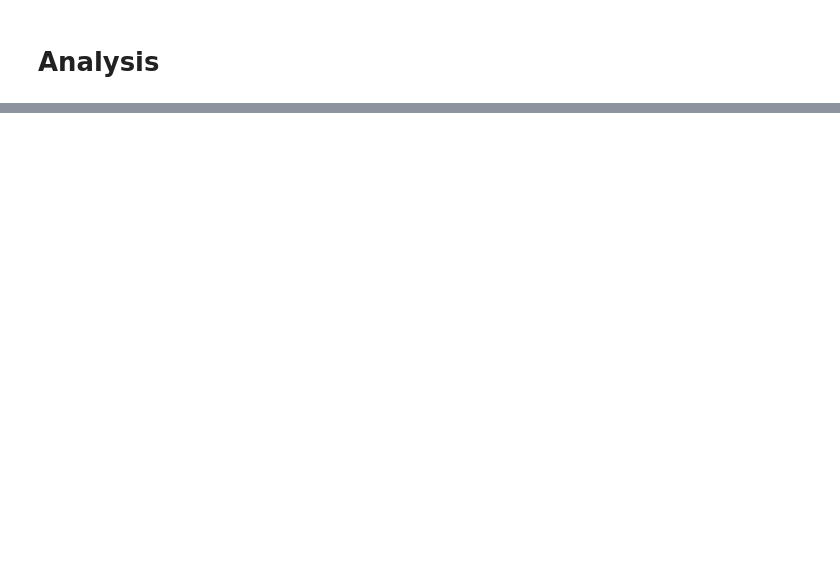
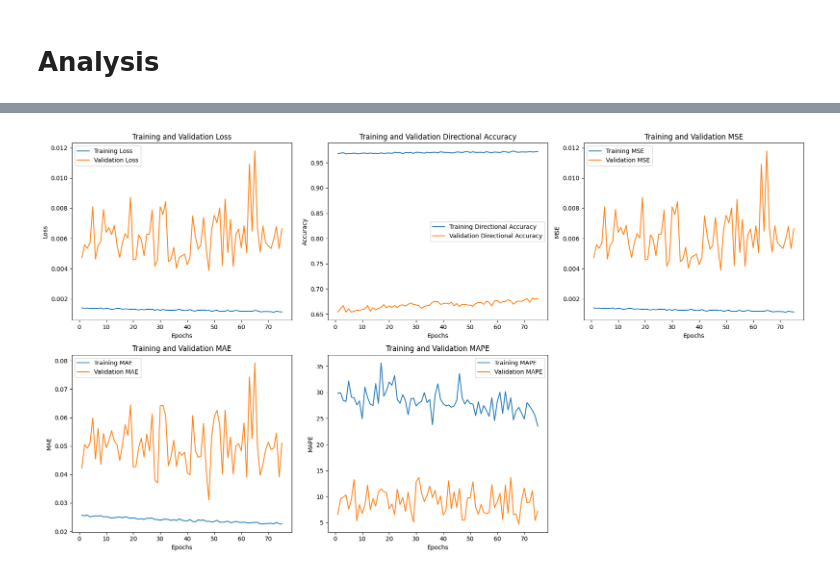
Before and after one commit to juicylime/TransformerStockTrendModel, a Jupyter notebook: stock_trendformer.ipynb, the cells around one changed output, grey strips where cells are left out. Drawn from its saved outputs; the diff is of its cells as text; code cells hidden in the pictures; blank space fills up the shorter version.

```diff
--- a/stock_trendformer.ipynb
+++ b/stock_trendformer.ipynb
@@ -82,8 +118,9 @@ feature_list = [feature for feature in full_feature_list if feature not in featu
 # %%
-def parse_tfrecord_fn(example_proto, feature_list):
+num_days = 20
+# Label is same as features for autoencoder
+def parse_tfrecord_fn_autoenc(example_proto, feature_list):
     # Define the feature description
     feature_description = {}
-    num_days = 20
 
     for day in range(num_days):
         for feature in feature_list:
@@ -103,10 +140,10 @@ def parse_tfrecord_fn(example_proto, feature_list):
     # Extract label
     label = parsed_features['label']
 
-    return features_tensor, label
+    return features_tensor, features_tensor
 
 
-batch_size = 128  # You can adjust this size
+batch_size = 256  # You can adjust this size
 # %%
 def test_tfrecord_parsing(tfrecord_path, timestep_to_print=0):
     # Load one example from the TFRecord
@@ -318,2 +454,0 @@ checkpoint_callback = ModelCheckpoint(filepath=checkpoint_path,
-# %%
-model.load_weights(checkpoint_path)
@@ -325,5 +455,5 @@ early_stopping_callback = EarlyStopping(monitor='val_loss',  # Metric to monitor
 # %%
-epochs = 15
+epochs = 75
 
 history = model.fit(
     train_dataset,
@@ -392,0 +615,57 @@ tensorflow.python.framework.errors_impl.InvalidArgumentError: indices[10] = 10 i
+# %%
+metrics = history.history
+
+# Plot training & validation metrics
+epochs = range(1, len(metrics['loss']) + 1)
+plt.figure(figsize=(18, 10))
+
+# Loss
+plt.subplot(2, 3, 1)
+plt.plot(epochs, metrics['loss'], label='Training Loss')
+plt.plot(epochs, metrics['val_loss'], label='Validation Loss')
+plt.title('Training and Validation Loss')
+plt.xlabel('Epochs')
+plt.ylabel('Loss')
+plt.legend()
+
+# Directional Accuracy
+plt.subplot(2, 3, 2)
+plt.plot(epochs, metrics['directional_accuracy'], label='Training Directional Accuracy')
+plt.plot(epochs, metrics['val_directional_accuracy'], label='Validation Directional Accuracy')
+plt.title('Training and Validation Directional Accuracy')
+plt.xlabel('Epochs')
+plt.ylabel('Accuracy')
+plt.legend()
+
+
+# Mean Squared Error
+plt.subplot(2, 3, 3)
+plt.plot(epochs, metrics['MSE'], label='Training MSE')
+plt.plot(epochs, metrics['val_MSE'], label='Validation MSE')
+plt.title('Training and Validation MSE')
+plt.xlabel('Epochs')
+plt.ylabel('MSE')
+plt.legend()
+
+# Mean Absolute Error
+plt.subplot(2, 3, 4)
+plt.plot(epochs, metrics['MAE'], label='Training MAE')
+plt.plot(epochs, metrics['val_MAE'], label='Validation MAE')
+plt.title('Training and Validation MAE')
+plt.xlabel('Epochs')
+plt.ylabel('MAE')
+plt.legend()
+
+# Mean Absolute Percentage Error
+plt.subplot(2, 3, 5)
+plt.plot(epochs, metrics['MAPE'], label='Training MAPE')
+plt.plot(epochs, metrics['val_MAPE'], label='Validation MAPE')
+plt.title('Training and Validation MAPE')
+plt.xlabel('Epochs')
+plt.ylabel('MAPE')
+plt.legend()
+
+plt.tight_layout()
+plt.show()
+# %% [output]
+[figure, added]
```
Also changed, not shown: parts of 20 cells of this notebook, 3 other files.
